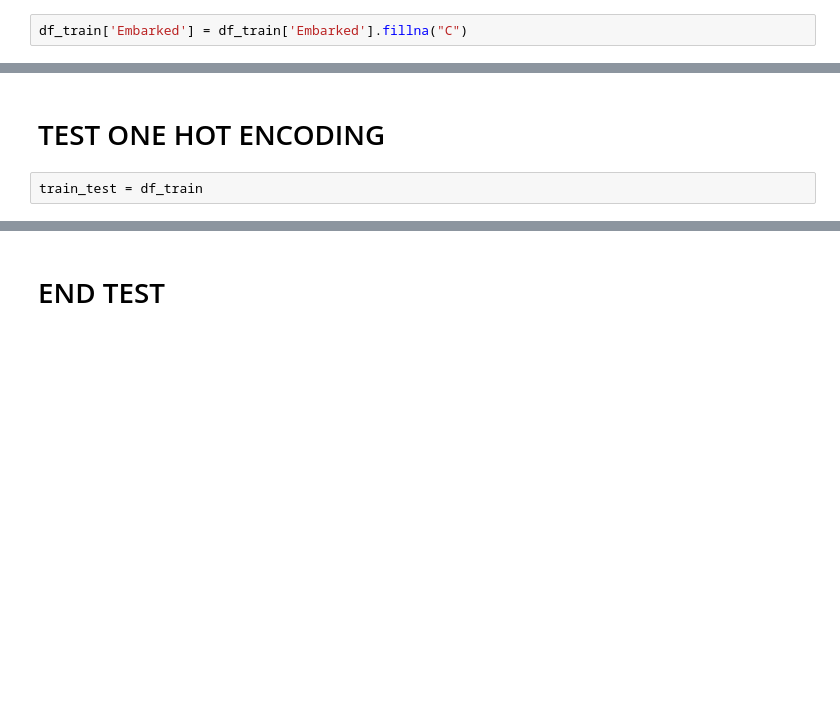
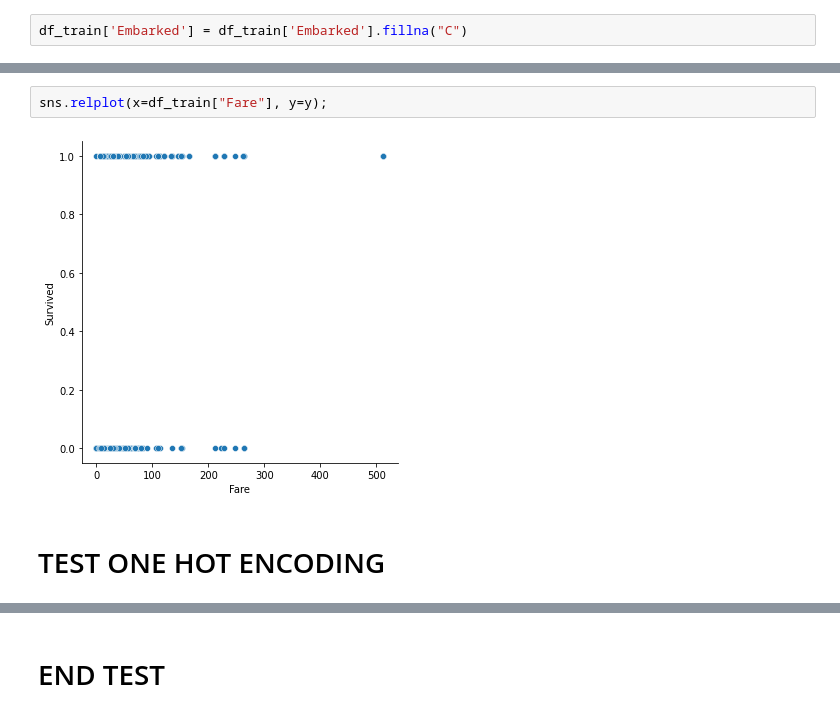
Before and after one commit to winnzor/Titanic, a Jupyter notebook: Titanic2FreePlay.ipynb, the cells around one changed output, grey strips where cells are left out. Saved outputs shown, nothing was run; the diff lists cells and outputs as text; blank space fills up the shorter version.

```diff
--- a/Titanic2FreePlay.ipynb
+++ b/Titanic2FreePlay.ipynb
@@ -251,4 +376,6 @@ df_train['Embarked'] = df_train['Embarked'].fillna("C")
+# %%
+sns.relplot(x=df_train["Fare"], y=y);
+# %% [output]
+[figure, added]
 # %% [markdown]
 # TEST ONE HOT ENCODING
-# %%
-train_test = df_train
```
Also changed, not shown: parts of 54 cells of this notebook.
